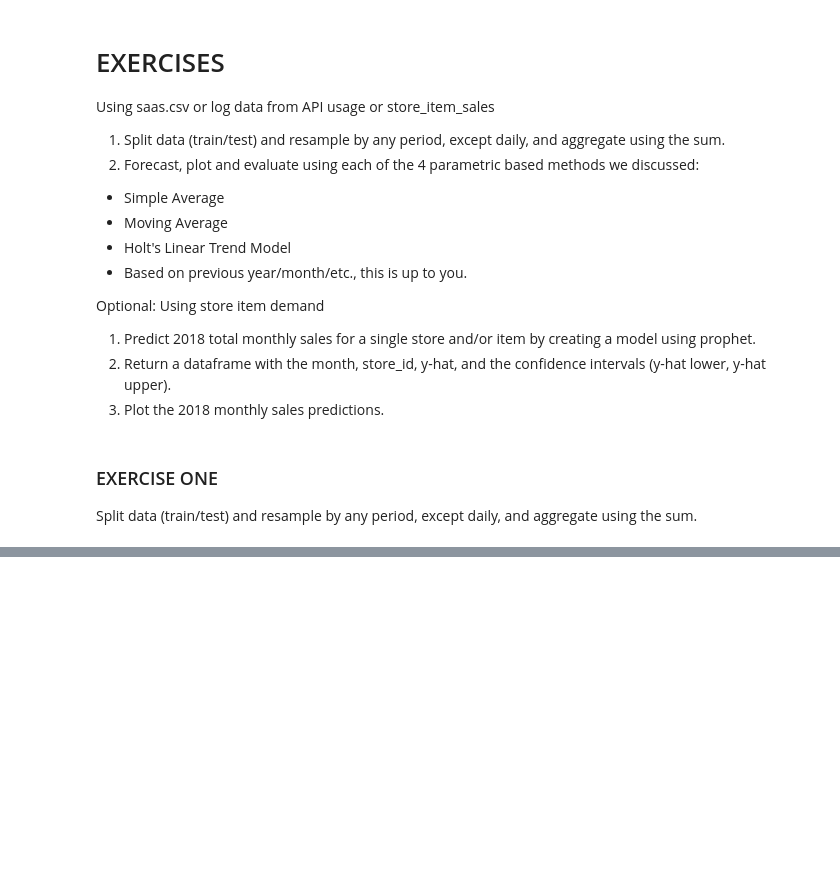
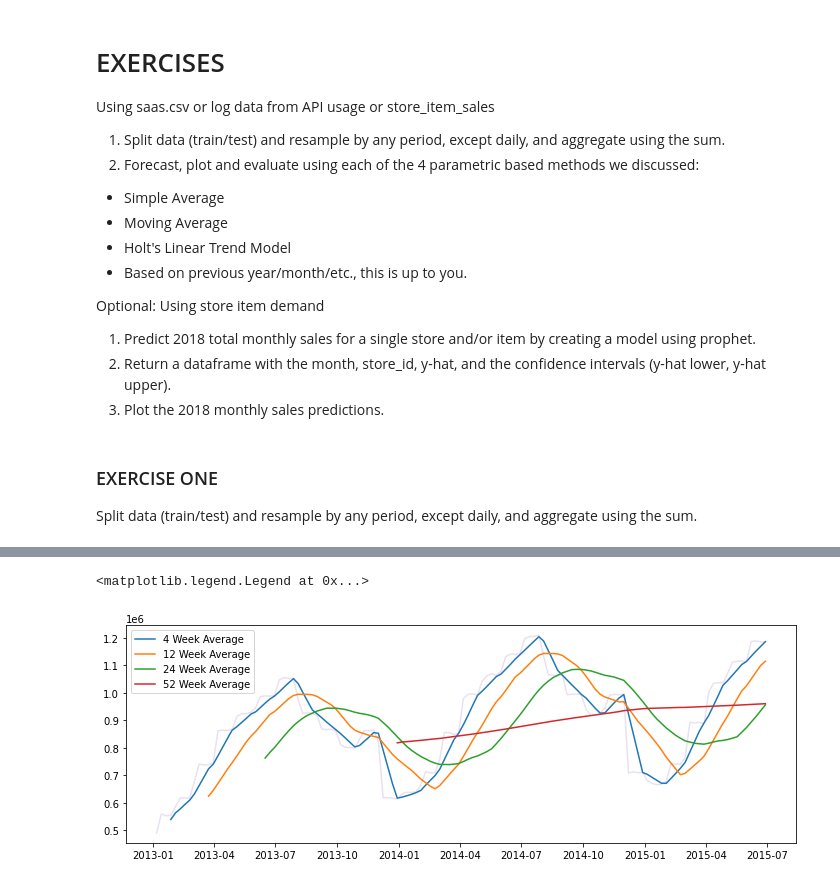
Before and after one commit to adam-gomez/time-series-exercises, a Jupyter notebook: model.ipynb, the cells around one changed output, grey strips where cells are left out. Saved outputs shown, nothing was run; the diff lists cells and outputs as text; code cells hidden in the pictures; blank space fills up the shorter version.

```diff
--- a/model.ipynb
+++ b/model.ipynb
@@ -751,0 +899,11 @@ df.head()
+# %%
+plt.figure(figsize=(12,4))
+plt.plot(train['sales_total'].rolling(4).mean(), label = '4 Week Average')
+plt.plot(train['sales_total'].rolling(12).mean(), label = '12 Week Average')
+plt.plot(train['sales_total'].rolling(24).mean(), label = '24 Week Average')
+plt.plot(train['sales_total'].rolling(52).mean(), label = '52 Week Average')
+plt.plot(train['sales_total'], alpha = .2)
+plt.legend()
+# %% [output]
+<matplotlib.legend.Legend at 0x...>
+[figure, added]
```
Also changed, not shown: parts of 45 cells of this notebook, 1 other file.
